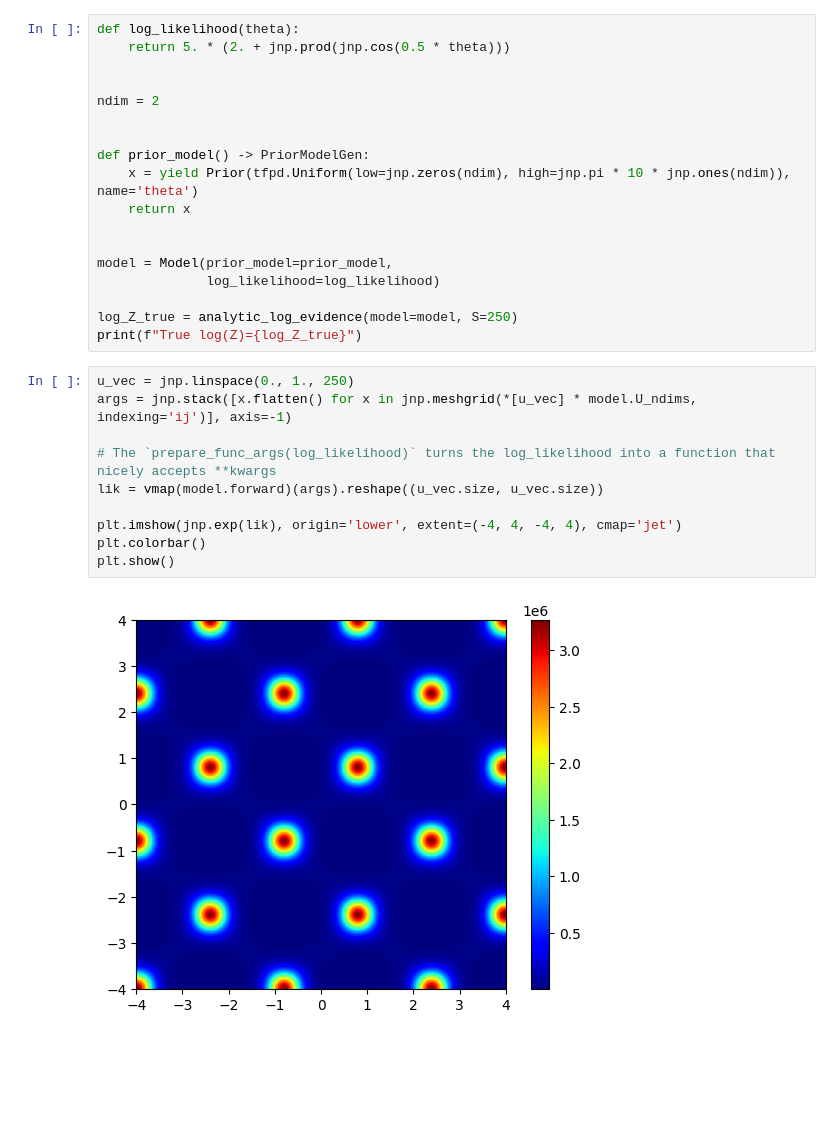
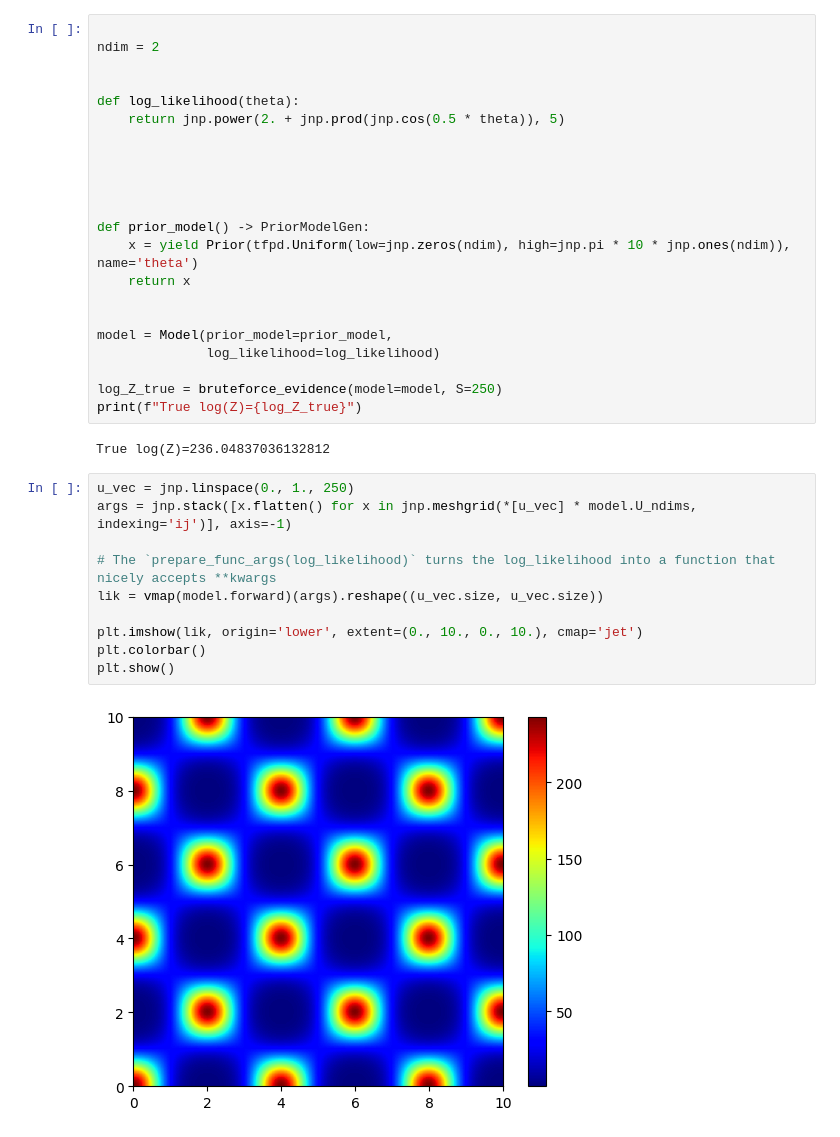
Before and after one commit to Joshuaalbert/jaxns, a Jupyter notebook: examples/egg_box.ipynb, the cells around one changed output. Saved outputs shown, nothing was run; the diff lists cells and outputs as text; blank space fills up the shorter version.

```diff
--- a/examples/egg_box.ipynb
+++ b/examples/egg_box.ipynb
@@ -24,9 +31,13 @@ tfpd = tfp.distributions
 # %%
-def log_likelihood(theta):
-    return 5. * (2. + jnp.prod(jnp.cos(0.5 * theta)))
+
+ndim = 2
 
 
-ndim = 2
+def log_likelihood(theta):
+    return jnp.power(2. + jnp.prod(jnp.cos(0.5 * theta)), 5)
+
+
+
 
 
 def prior_model() -> PriorModelGen:
@@ -37,20 +48,22 @@ def prior_model() -> PriorModelGen:
 model = Model(prior_model=prior_model,
               log_likelihood=log_likelihood)
 
-log_Z_true = analytic_log_evidence(model=model, S=250)
+log_Z_true = bruteforce_evidence(model=model, S=250)
 print(f"True log(Z)={log_Z_true}")
+# %% [output]
+True log(Z)=236.04837036132812
 # %%
 u_vec = jnp.linspace(0., 1., 250)
 args = jnp.stack([x.flatten() for x in jnp.meshgrid(*[u_vec] * model.U_ndims, indexing='ij')], axis=-1)
 
 # The `prepare_func_args(log_likelihood)` turns the log_likelihood into a function that nicely accepts **kwargs
 lik = vmap(model.forward)(args).reshape((u_vec.size, u_vec.size))
 
-plt.imshow(jnp.exp(lik), origin='lower', extent=(-4, 4, -4, 4), cmap='jet')
+plt.imshow(lik, origin='lower', extent=(0., 10., 0., 10.), cmap='jet')
 plt.colorbar()
 plt.show()
 # %% [output]
-[figure, old version]
+[figure, new version]
 # %%
 
 
```
Also changed, not shown: parts of 5 cells of this notebook, 5 other files.
